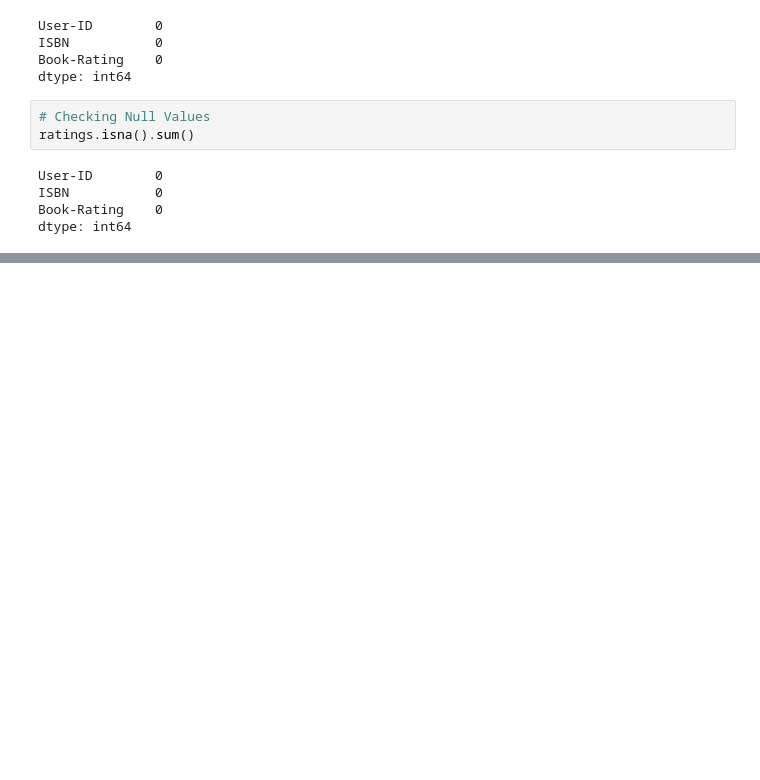
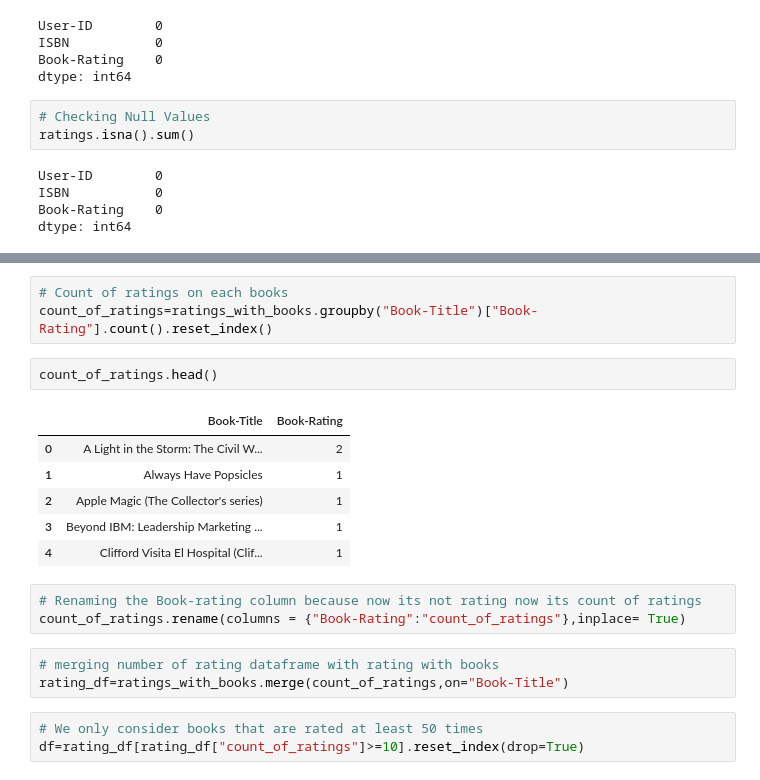
Before and after one commit to SwenFereira/-Book-Recommendation-System, a Jupyter notebook: Final_Copy_of_Swen_Fereira_Book_Recommendation_System.ipynb, the cells around one changed output, grey strips where cells are left out. Saved outputs shown, nothing was run; the diff lists cells and outputs as text; blank space fills up the shorter version.

```diff
--- a/Final_Copy_of_Swen_Fereira_Book_Recommendation_System.ipynb
+++ b/Final_Copy_of_Swen_Fereira_Book_Recommendation_System.ipynb
@@ -262,0 +329,21 @@ dtype: int64
+# %%
+# Count of ratings on each books
+count_of_ratings=ratings_with_books.groupby("Book-Title")["Book-Rating"].count().reset_index()
+# %%
+count_of_ratings.head()
+# %% [output]
+|  | Book-Title | Book-Rating |
+| 0 | A Light in the Storm: The Civil W... | 2 |
+| 1 | Always Have Popsicles | 1 |
+| 2 | Apple Magic (The Collector's series) | 1 |
+| 3 | Beyond IBM: Leadership Marketing ... | 1 |
+| 4 | Clifford Visita El Hospital (Clif... | 1 |
+# %%
+# Renaming the Book-rating column because now its not rating now its count of ratings
+count_of_ratings.rename(columns = {"Book-Rating":"count_of_ratings"},inplace= True)
+# %%
+# merging number of rating dataframe with rating with books
+rating_df=ratings_with_books.merge(count_of_ratings,on="Book-Title")
+# %%
+# We only consider books that are rated at least 50 times
+df=rating_df[rating_df["count_of_ratings"]>=10].reset_index(drop=True)
```
Also changed, not shown: parts of 21 cells of this notebook.
